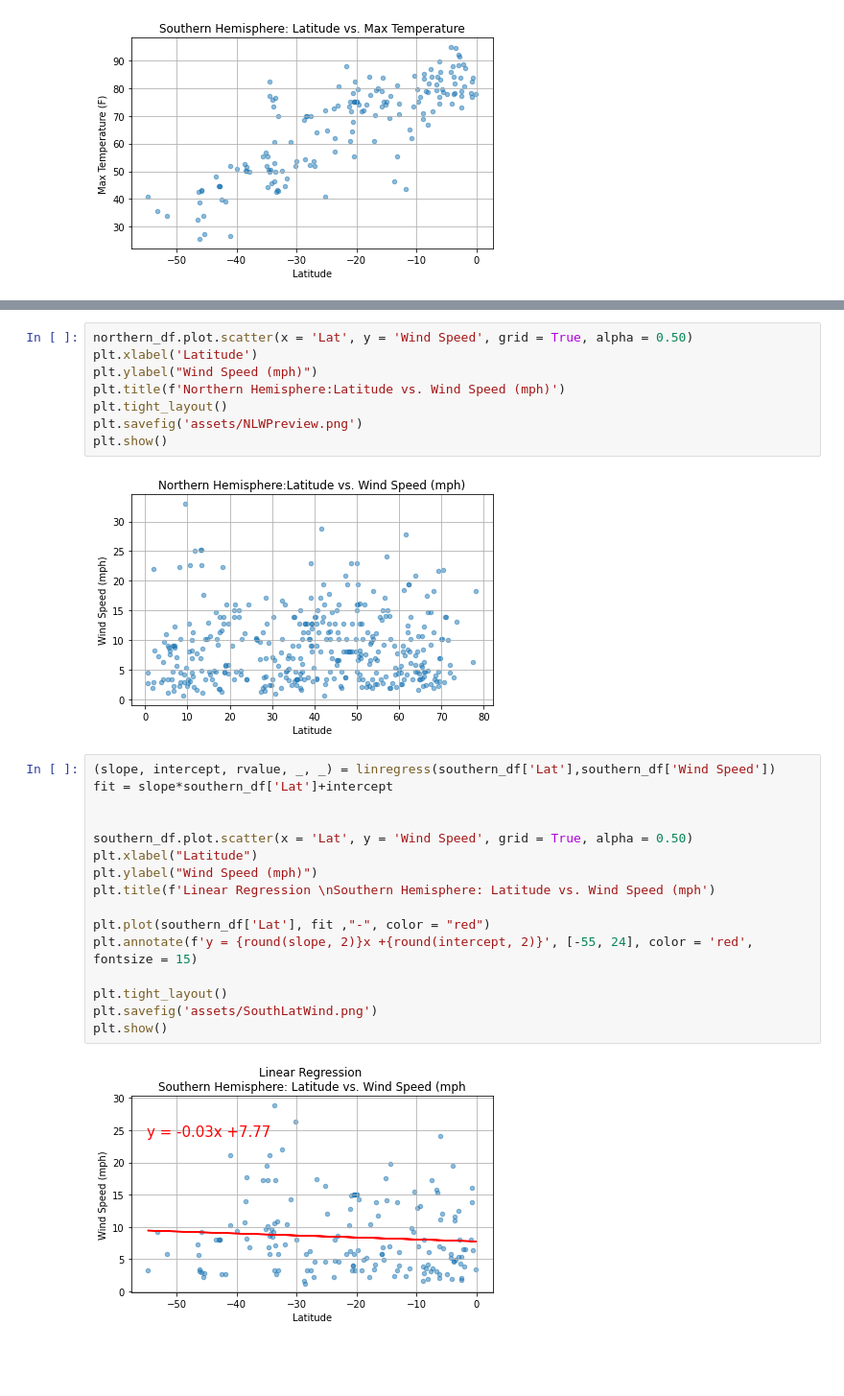
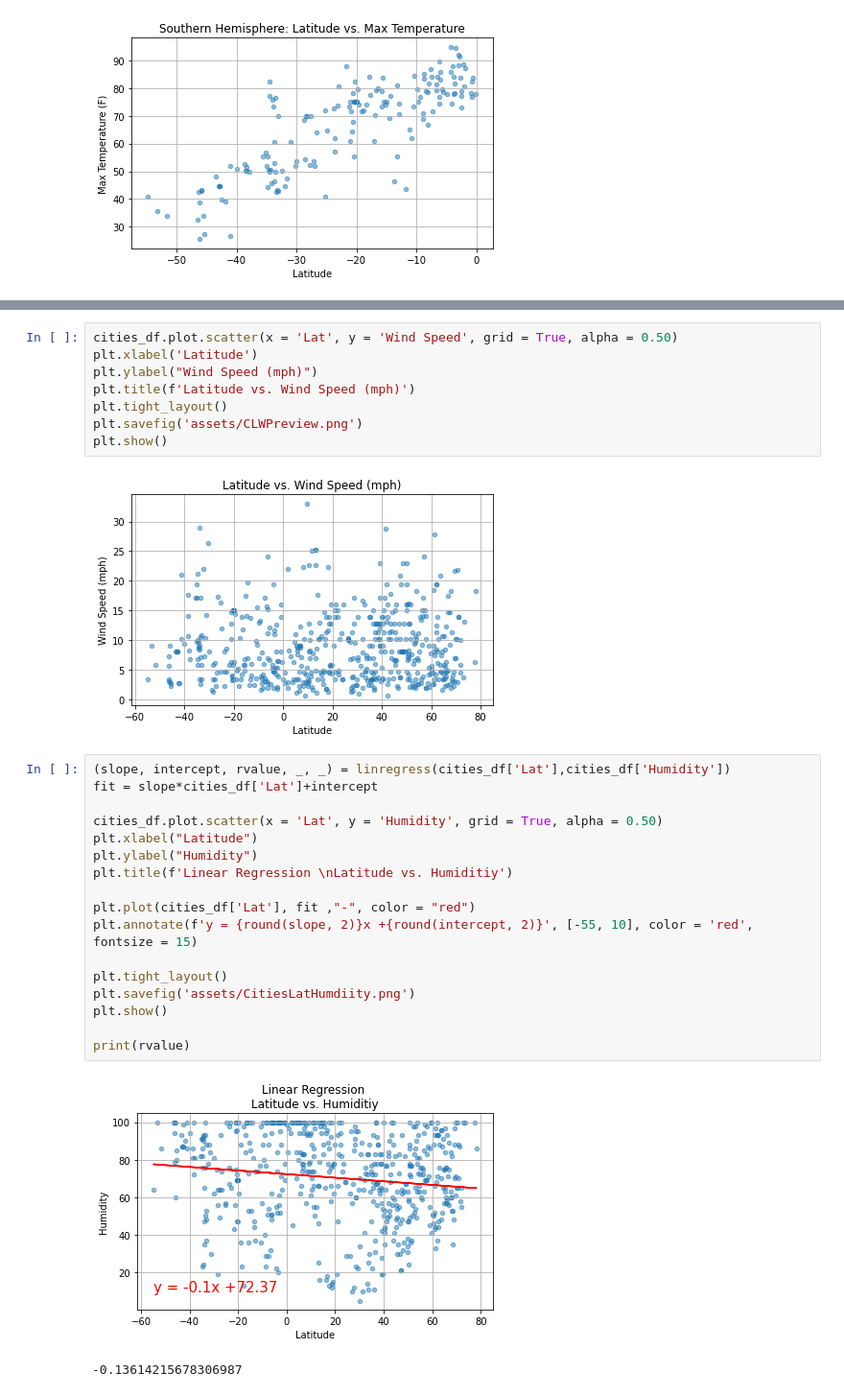
Before and after one commit to marcuspttr/web-design-challenge, a Jupyter notebook: visualizations.ipynb, the cells around one changed output, grey strips where cells are left out. Shown at 96% size. Saved outputs shown, nothing was run; the diff lists cells and outputs as text; blank space fills up the shorter version.

Commit message:
Changed some of the plots. Now include wind speed and humidity on a global scale.

```diff
--- a/visualizations.ipynb
+++ b/visualizations.ipynb
@@ -110,29 +110,31 @@ plt.show()
 # %%
-northern_df.plot.scatter(x = 'Lat', y = 'Wind Speed', grid = True, alpha = 0.50)
+cities_df.plot.scatter(x = 'Lat', y = 'Wind Speed', grid = True, alpha = 0.50)
 plt.xlabel('Latitude')
 plt.ylabel("Wind Speed (mph)")
-plt.title(f'Northern Hemisphere:Latitude vs. Wind Speed (mph)')
+plt.title(f'Latitude vs. Wind Speed (mph)')
 plt.tight_layout()
-plt.savefig('assets/NLWPreview.png')
+plt.savefig('assets/CLWPreview.png')
 plt.show()
 # %% [output]
-[figure, old version]
+[figure, new version]
 # %%
-(slope, intercept, rvalue, _, _) = linregress(southern_df['Lat'],southern_df['Wind Speed'])
-fit = slope*southern_df['Lat']+intercept
+(slope, intercept, rvalue, _, _) = linregress(cities_df['Lat'],cities_df['Humidity'])
+fit = slope*cities_df['Lat']+intercept
 
+cities_df.plot.scatter(x = 'Lat', y = 'Humidity', grid = True, alpha = 0.50)
+plt.xlabel("Latitude")
+plt.ylabel("Humidity")
+plt.title(f'Linear Regression \nLatitude vs. Humiditiy')
 
-southern_df.plot.scatter(x = 'Lat', y = 'Wind Speed', grid = True, alpha = 0.50)
-plt.xlabel("Latitude")
-plt.ylabel("Wind Speed (mph)")
-plt.title(f'Linear Regression \nSouthern Hemisphere: Latitude vs. Wind Speed (mph')
-
-plt.plot(southern_df['Lat'], fit ,"-", color = "red")
-plt.annotate(f'y = {round(slope, 2)}x +{round(intercept, 2)}', [-55, 24], color = 'red', fontsize = 15)
+plt.plot(cities_df['Lat'], fit ,"-", color = "red")
+plt.annotate(f'y = {round(slope, 2)}x +{round(intercept, 2)}', [-55, 10], color = 'red', fontsize = 15)
 
 plt.tight_layout()
-plt.savefig('assets/SouthLatWind.png')
+plt.savefig('assets/CitiesLatHumdiity.png')
 plt.show()
+
+print(rvalue)
 # %% [output]
-[figure, old version]
+[figure, new version]
+-0.13614215678306987
 # %%
```
Also changed, not shown: parts of 4 cells of this notebook, 15 other files.
